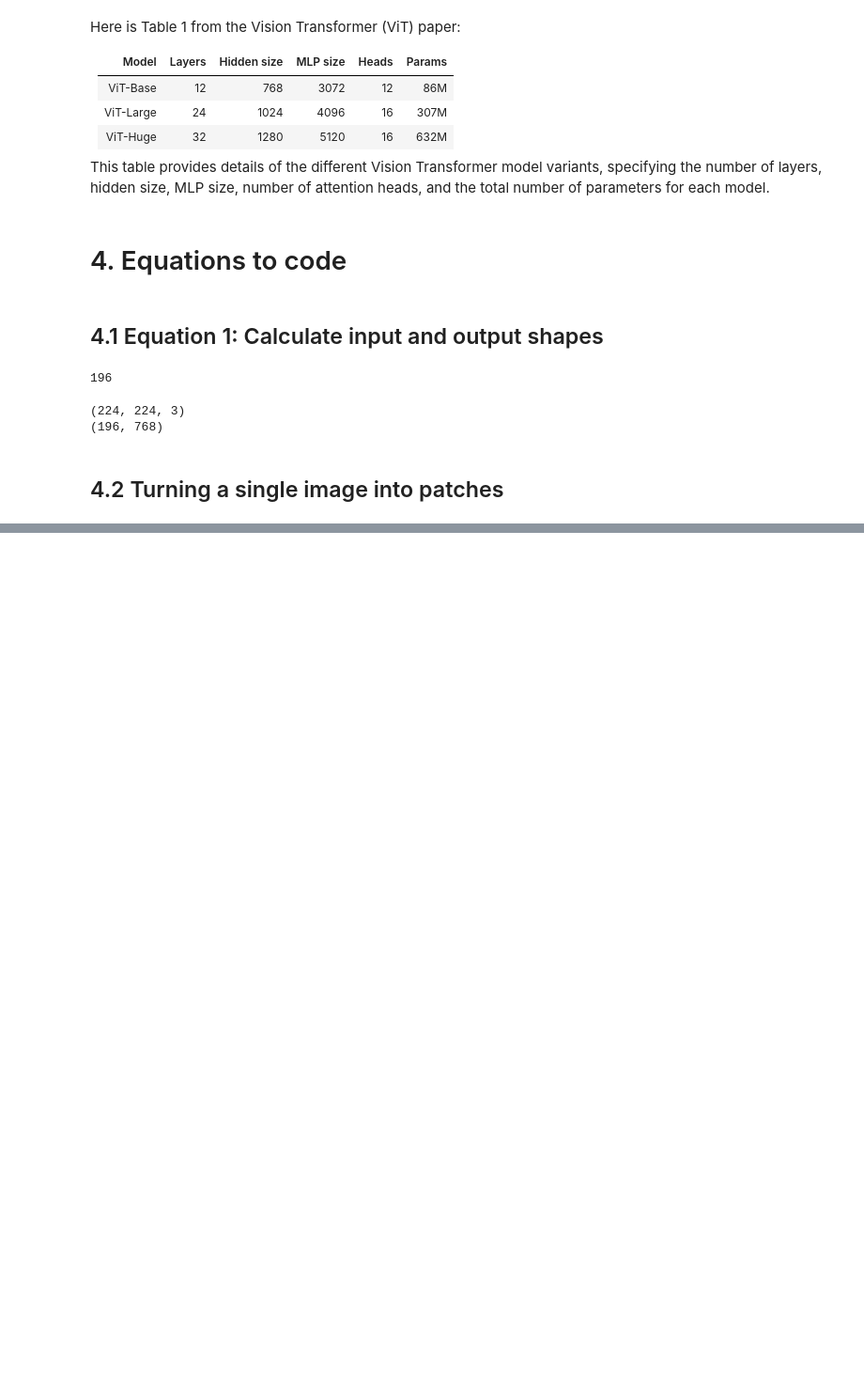
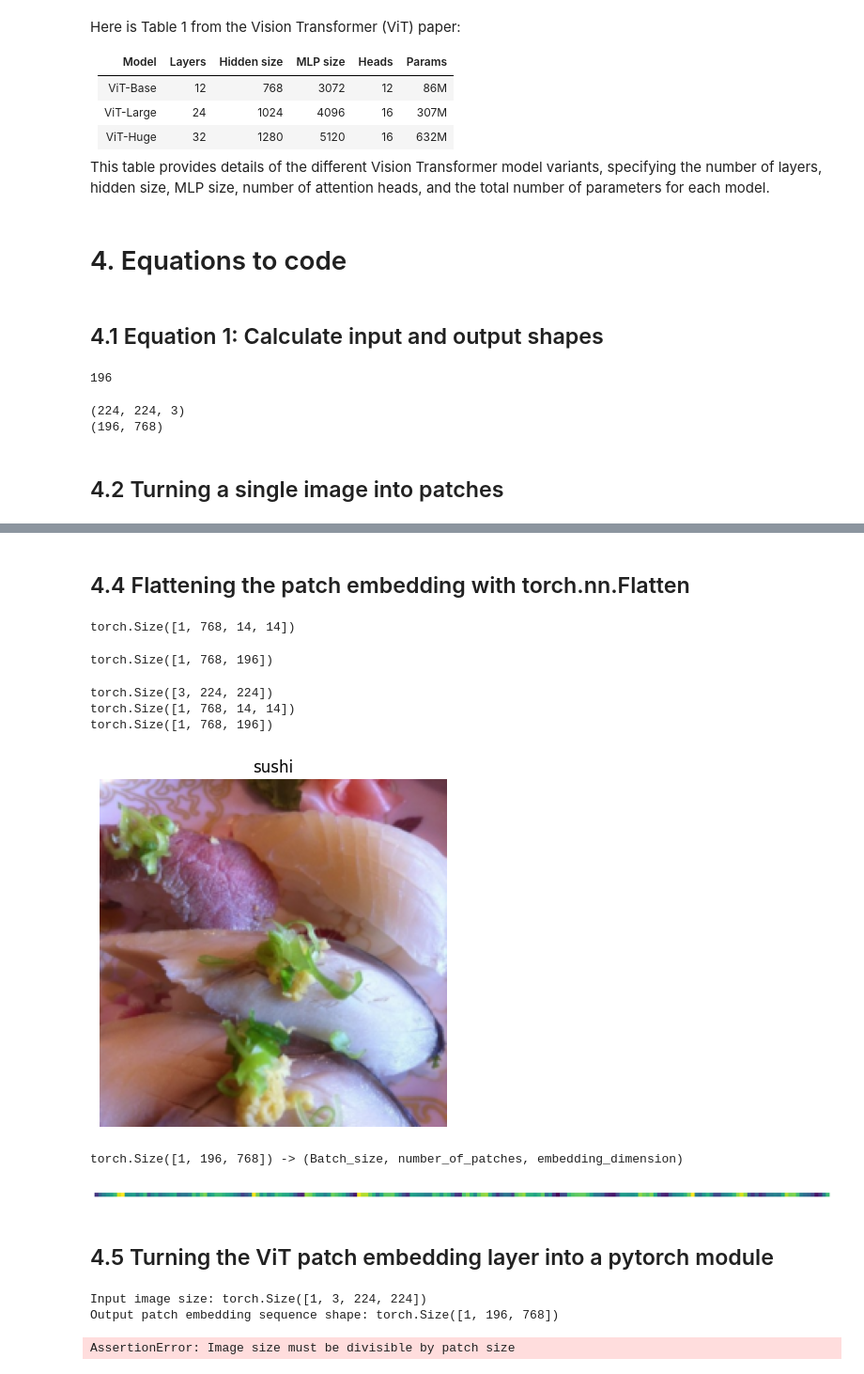
Before and after one commit to BMugo84/pytorch_in_25_hours, a Jupyter notebook: 08_pytorch_paper_replicating.ipynb, the cells around one changed output, grey strips where cells are left out. Shown at 94% size. Cells and saved outputs as stored; diff of their text form; code cells hidden in the pictures; blank space fills up the shorter version.

```diff
--- a/08_pytorch_paper_replicating.ipynb
+++ b/08_pytorch_paper_replicating.ipynb
@@ -408,0 +515,50 @@ IndexError: too many indices for array: array is 1-dimensional, but 2 were index
+# %% [markdown]
+## 4.4 Flattening the patch embedding with torch.nn.Flatten
+# %%
+image_out_of_conv.shape
+# %% [output]
+torch.Size([1, 768, 14, 14])
+# %%
+from torch import nn
+
+flatten_layer = nn.Flatten(start_dim=2, end_dim=3) # we want to flatten the last two items in our patch embedding
+
+flatten_layer(image_out_of_conv).shape
+# %% [output]
+torch.Size([1, 768, 196])
+# %%
+# putting everything together
+plt.imshow(image.permute(1,2,0))
+plt.title(class_names[label])
+plt.axis(False)
+print(image.shape)
+
+# turn image into feature maps
+image_out_of_conv = conv2d(image.unsqueeze(0))
+print(image_out_of_conv.shape)
+
+# flatten the feature maps
+image_out_of_conv_flattened = flatten_layer(image_out_of_conv)
+print(image_out_of_conv_flattened.shape)
+# %% [output]
+torch.Size([3, 224, 224])
+torch.Size([1, 768, 14, 14])
+torch.Size([1, 768, 196])
+[figure, added]
+# %%
+# rearrage output to match the output formula ~~ N * (P^2 * c)
+image_out_of_conv_flattened_permuted = image_out_of_conv_flattened.permute(0,2,1)
+print(f"{image_out_of_conv_flattened_permuted.shape} -> (Batch_size, number_of_patches, embedding_dimension)")
+# %% [output]
+torch.Size([1, 196, 768]) -> (Batch_size, number_of_patches, embedding_dimension)
+# %%
+# visualize the sequence feature map
+single_flattened_feature_map = image_out_of_conv_flattened_permuted[:, :, 0]
+
+plt.figure(figsize=(22,22))
+plt.imshow(single_flattened_feature_map.detach().numpy())
+plt.axis(False);
+# %% [output]
+[figure, added]
+# %% [markdown]
+## 4.5 Turning the ViT patch embedding layer into a pytorch module
@@ -408,0 +590,22 @@ IndexError: too many indices for array: array is 1-dimensional, but 2 were index
+# %%
+set_seeds()
+
+# Create an instance of patch embedding layer
+patchify = PatchEmbedding(in_channels=3,
+                          patch_size=16,
+                          embedding_dim=768)
+
+# Pass a single image through patch embedding layer
+print(f"Input image size: {image.unsqueeze(0).shape}")
+patch_embedded_image = patchify(image.unsqueeze(0)) # add an extra batch dimension
+print(f"Output patch embedding sequence shape: {patch_embedded_image.shape}")
+# %% [output]
+Input image size: torch.Size([1, 3, 224, 224])
+Output patch embedding sequence shape: torch.Size([1, 196, 768])
+# %%
+rand_image_tensor = torch.randn(1, 3, 224, 224)
+rand_image_tensor_bad = torch.randn(1, 3, 250, 250)
+
+# patchify(rand_image_tensor_bad)
+# %% [output]
+AssertionError: Image size must be divisible by patch size
```
Also changed, not shown: parts of 14 cells of this notebook.
